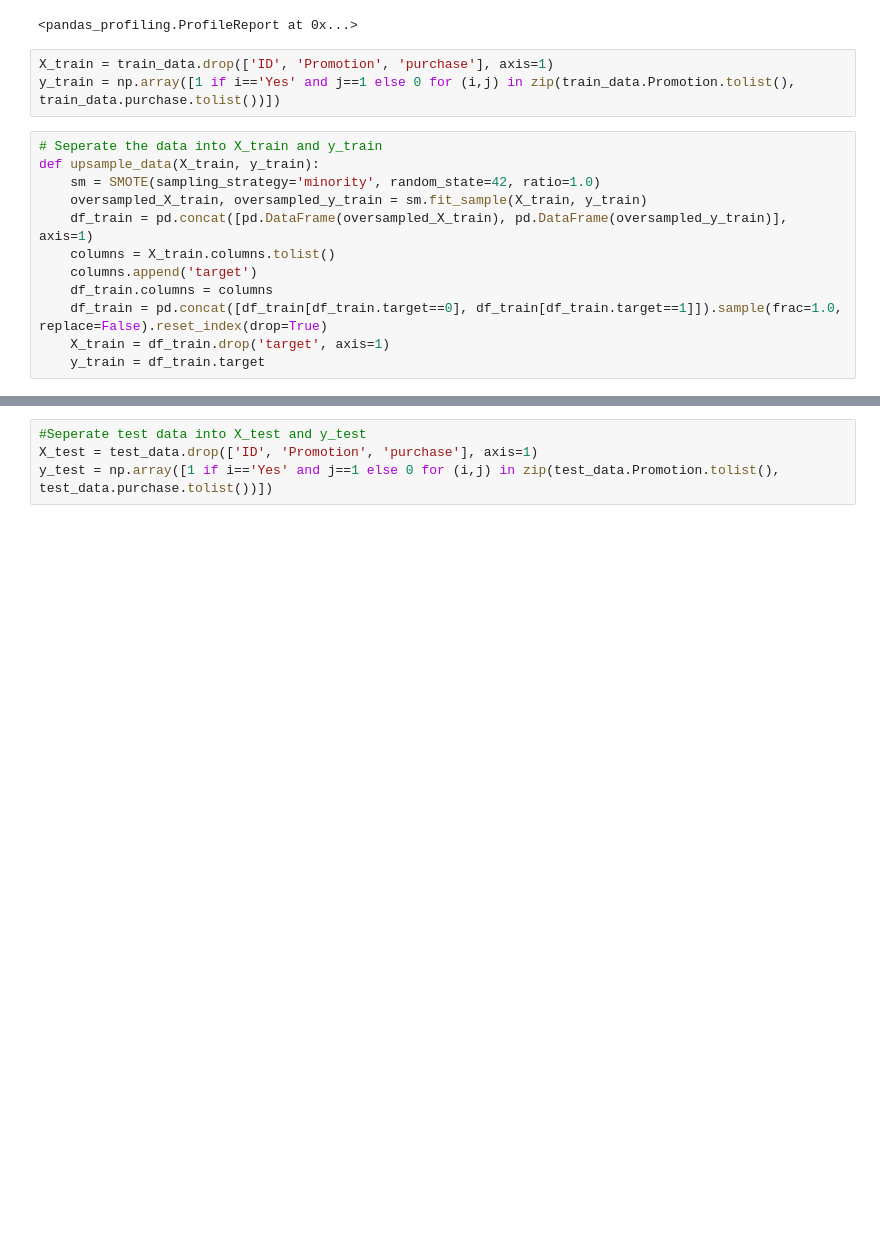
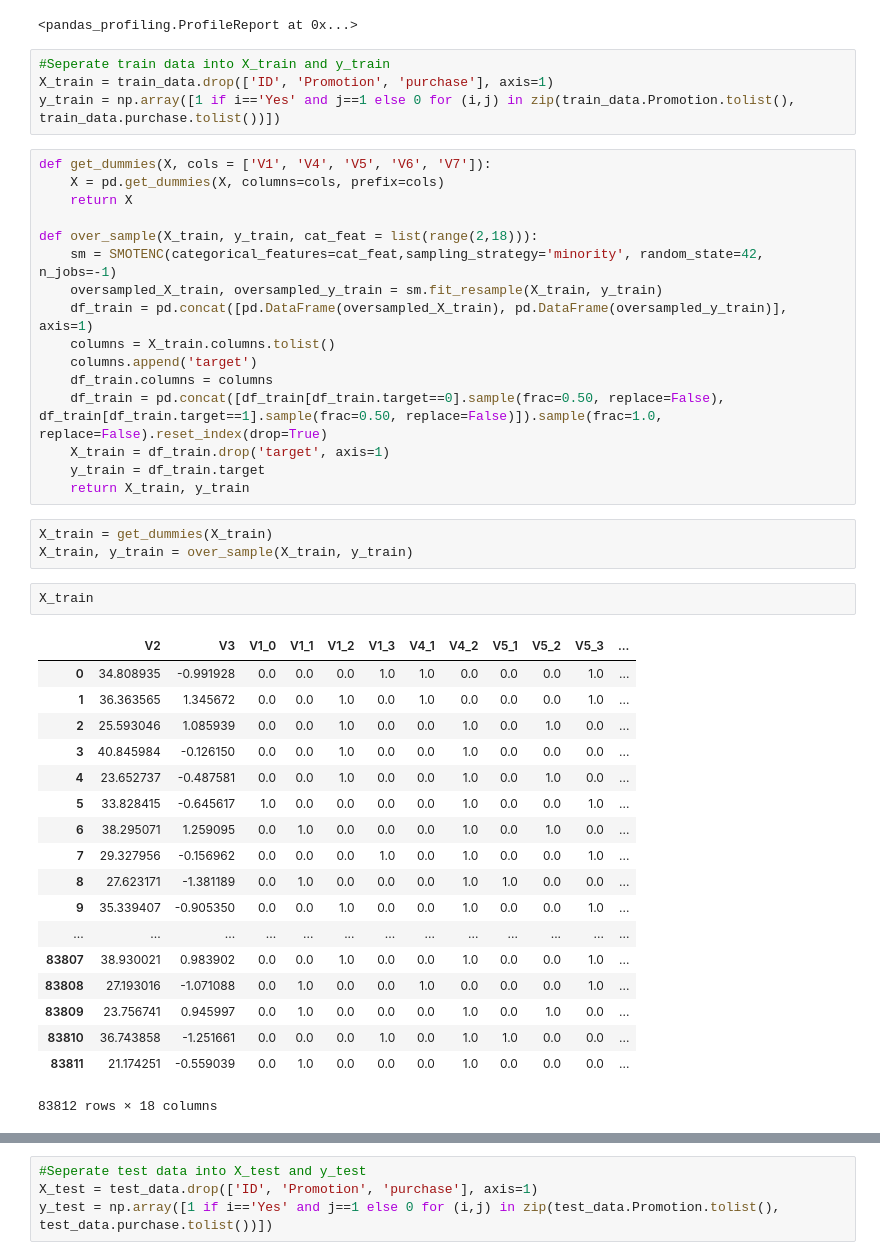
Before and after one commit to sameedakber-ai/starbucks-uplift-model, a Jupyter notebook: model/starbucks.ipynb, the cells around one changed output, grey strips where cells are left out. Saved outputs shown, nothing was run; the diff lists cells and outputs as text; blank space fills up the shorter version.

Commit message:
feat: Add SMOTENC for categorical support

```diff
--- a/model/starbucks.ipynb
+++ b/model/starbucks.ipynb
@@ -32,19 +32,48 @@ pandas_profiling.ProfileReport(train_data)
 # %% [output]
 <pandas_profiling.ProfileReport at 0x...>
 # %%
+#Seperate train data into X_train and y_train
 X_train = train_data.drop(['ID', 'Promotion', 'purchase'], axis=1)
 y_train = np.array([1 if i=='Yes' and j==1 else 0 for (i,j) in zip(train_data.Promotion.tolist(), train_data.purchase.tolist())])
 # %%
-# Seperate the data into X_train and y_train
-def upsample_data(X_train, y_train):
-    sm = SMOTE(sampling_strategy='minority', random_state=42, ratio=1.0)
-    oversampled_X_train, oversampled_y_train = sm.fit_sample(X_train, y_train)
+def get_dummies(X, cols = ['V1', 'V4', 'V5', 'V6', 'V7']):
+    X = pd.get_dummies(X, columns=cols, prefix=cols)
+    return X
+
+def over_sample(X_train, y_train, cat_feat = list(range(2,18))):
+    sm = SMOTENC(categorical_features=cat_feat,sampling_strategy='minority', random_state=42, n_jobs=-1)
+    oversampled_X_train, oversampled_y_train = sm.fit_resample(X_train, y_train)
     df_train = pd.concat([pd.DataFrame(oversampled_X_train), pd.DataFrame(oversampled_y_train)], axis=1)
     columns = X_train.columns.tolist()
     columns.append('target')
     df_train.columns = columns
-    df_train = pd.concat([df_train[df_train.target==0], df_train[df_train.target==1]]).sample(frac=1.0, replace=False).reset_index(drop=True)
+    df_train = pd.concat([df_train[df_train.target==0].sample(frac=0.50, replace=False), df_train[df_train.target==1].sample(frac=0.50, replace=False)]).sample(frac=1.0, replace=False).reset_index(drop=True)
     X_train = df_train.drop('target', axis=1)
     y_train = df_train.target
+    return X_train, y_train
+# %%
+X_train = get_dummies(X_train)
+X_train, y_train = over_sample(X_train, y_train)
+# %%
+X_train
+# %% [output]
+|  | V2 | V3 | V1_0 | V1_1 | V1_2 | V1_3 | V4_1 | V4_2 | V5_1 | V5_2 | V5_3 | ... |
+| 0 | 34.808935 | -0.991928 | 0.0 | 0.0 | 0.0 | 1.0 | 1.0 | 0.0 | 0.0 | 0.0 | 1.0 | ... |
+| 1 | 36.363565 | 1.345672 | 0.0 | 0.0 | 1.0 | 0.0 | 1.0 | 0.0 | 0.0 | 0.0 | 1.0 | ... |
+| 2 | 25.593046 | 1.085939 | 0.0 | 0.0 | 1.0 | 0.0 | 0.0 | 1.0 | 0.0 | 1.0 | 0.0 | ... |
+| 3 | 40.845984 | -0.126150 | 0.0 | 0.0 | 1.0 | 0.0 | 0.0 | 1.0 | 0.0 | 0.0 | 0.0 | ... |
+| 4 | 23.652737 | -0.487581 | 0.0 | 0.0 | 1.0 | 0.0 | 0.0 | 1.0 | 0.0 | 1.0 | 0.0 | ... |
+| 5 | 33.828415 | -0.645617 | 1.0 | 0.0 | 0.0 | 0.0 | 0.0 | 1.0 | 0.0 | 0.0 | 1.0 | ... |
+| 6 | 38.295071 | 1.259095 | 0.0 | 1.0 | 0.0 | 0.0 | 0.0 | 1.0 | 0.0 | 1.0 | 0.0 | ... |
+| 7 | 29.327956 | -0.156962 | 0.0 | 0.0 | 0.0 | 1.0 | 0.0 | 1.0 | 0.0 | 0.0 | 1.0 | ... |
+| 8 | 27.623171 | -1.381189 | 0.0 | 1.0 | 0.0 | 0.0 | 0.0 | 1.0 | 1.0 | 0.0 | 0.0 | ... |
+| 9 | 35.339407 | -0.905350 | 0.0 | 0.0 | 1.0 | 0.0 | 0.0 | 1.0 | 0.0 | 0.0 | 1.0 | ... |
+| ... | ... | ... | ... | ... | ... | ... | ... | ... | ... | ... | ... | ... |
+| 83807 | 38.930021 | 0.983902 | 0.0 | 0.0 | 1.0 | 0.0 | 0.0 | 1.0 | 0.0 | 0.0 | 1.0 | ... |
+| 83808 | 27.193016 | -1.071088 | 0.0 | 1.0 | 0.0 | 0.0 | 1.0 | 0.0 | 0.0 | 0.0 | 1.0 | ... |
+| 83809 | 23.756741 | 0.945997 | 0.0 | 1.0 | 0.0 | 0.0 | 0.0 | 1.0 | 0.0 | 1.0 | 0.0 | ... |
+| 83810 | 36.743858 | -1.251661 | 0.0 | 0.0 | 0.0 | 1.0 | 0.0 | 1.0 | 1.0 | 0.0 | 0.0 | ... |
+| 83811 | 21.174251 | -0.559039 | 0.0 | 1.0 | 0.0 | 0.0 | 0.0 | 1.0 | 0.0 | 0.0 | 0.0 | ... |
+83812 rows × 18 columns
 # %%
 # Build custom column selector
```
Also changed, not shown: parts of 4 cells of this notebook.
